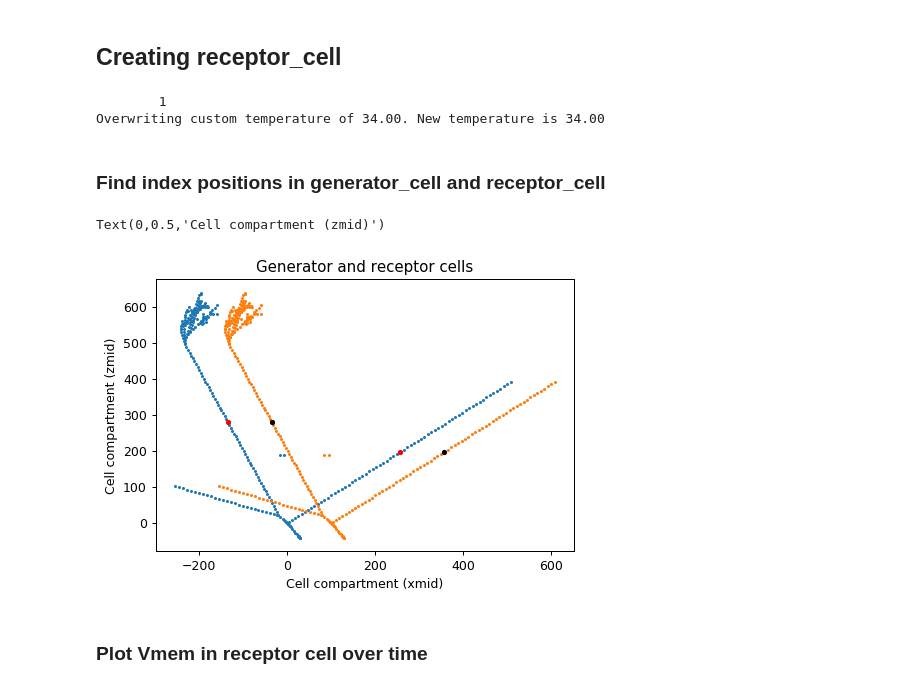
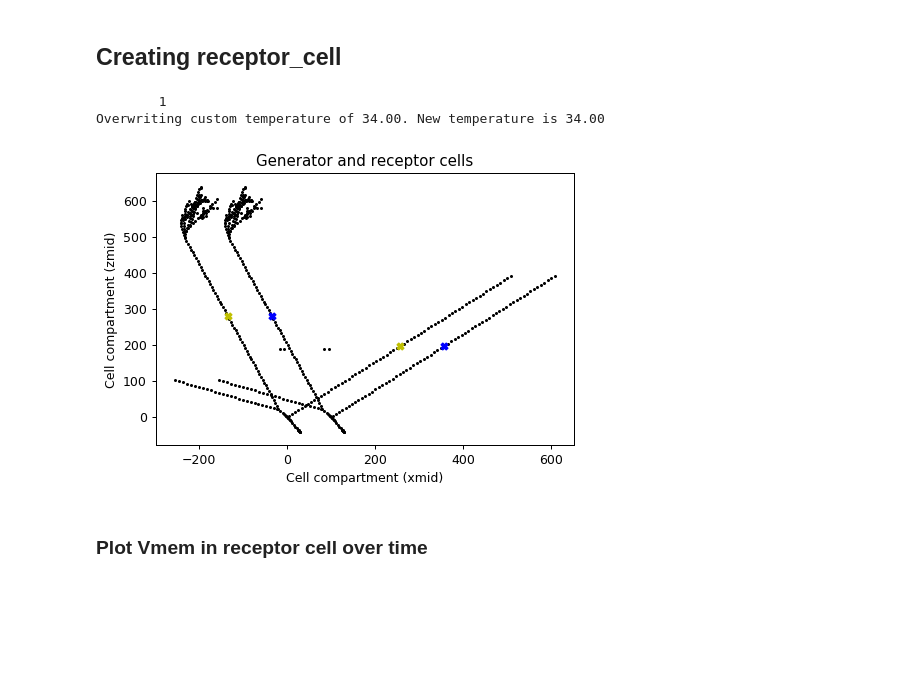
Before and after one commit to gabi-melo/lascon-project, a Jupyter notebook: try_our_own_mitral_cells.ipynb, the cells around one changed output. Saved outputs shown, nothing was run; the diff lists cells and outputs as text; code cells hidden in the pictures; blank space fills up the shorter version.

```diff
--- a/try_our_own_mitral_cells.ipynb
+++ b/try_our_own_mitral_cells.ipynb
@@ -202,56 +206,58 @@ plt.imshow(generator_cell.vmem, aspect='auto')
 # %%
 # delete old sections from NEURON namespace
 LFPy.cell.neuron.h("forall delete_section()")
 
 # initialize cell instance, using the LFPy.Cell class
 receptor_cell = LFPy.Cell(**cellParameters)
 receptor_cell.set_rotation(x=4.729, y=-3.166)
 receptor_cell.xmid += 100          # added distance of the electrodes to the receptor cell in x plane
 
 # time of extracellular field simulation
 t = np.arange(electrode.LFP.shape[1]) * receptor_cell.dt
 
 # insert external field generated by the generator cell recorded in electrodes
 receptor_cell.insert_v_ext(electrode.LFP, t)
 
 # perform receptor cell simulation
 receptor_cell.simulate(rec_vmem=True)
+
+
+
+### Find index positions in generator_cell and receptor_cell
+
+gen_positions = np.array(list(zip(generator_cell.xmid, generator_cell.zmid)))  # array all cell positions
+rec_positions = np.array(list(zip(receptor_cell.xmid, receptor_cell.zmid)))  # array all cell positions
+
+dend1_index = generator_cell.get_closest_idx(x=-100, y=0, z=300)
+dend2_index = generator_cell.get_closest_idx(x=250, y=0, z=200)
+
+gen_dend1_pos = gen_positions[dend1_index]
+gen_dend2_pos = gen_positions[dend2_index]
+
+dend1_index = receptor_cell.get_closest_idx(x=0, y=0, z=300)
+dend2_index = receptor_cell.get_closest_idx(x=350, y=0, z=200)
+
+rec_dend1_pos = rec_positions[dend1_index]
+rec_dend2_pos = rec_positions[dend2_index]
+
+
+# plot generator and receptor compartments with target
+plt.figure(figsize=(6,4), dpi=90)
+plt.scatter(generator_cell.xmid, generator_cell.zmid,s=2,color='k')
+plt.scatter(receptor_cell.xmid, receptor_cell.zmid,s=2,color='k')
+plt.scatter(gen_dend1_pos[0],gen_dend1_pos[1],s=30,color='y', marker='X')
+plt.scatter(gen_dend2_pos[0],gen_dend2_pos[1],s=30,color='y', marker='X')
+plt.scatter(rec_dend1_pos[0],rec_dend1_pos[1],s=30,color='b', marker='X')
+plt.scatter(rec_dend2_pos[0],rec_dend2_pos[1],s=30,color='b', marker='X')
+plt.title('Generator and receptor cells')
+plt.xlabel('Cell compartment (xmid)')
+plt.ylabel('Cell compartment (zmid)')
+
+plt.savefig('mitral_locations.png', dpi=300)
 # %% [output]
         1
 Overwriting custom temperature of 34.00. New temperature is 34.00
+[figure, added]
-# %% [markdown]
-### Find index positions in generator_cell and receptor_cell
-# %%
-gen_positions = np.array(list(zip(generator_cell.xmid, generator_cell.zmid)))  # array all cell positions
-rec_positions = np.array(list(zip(receptor_cell.xmid, receptor_cell.zmid)))  # array all cell positions
-
-dend1_index = generator_cell.get_closest_idx(x=-100, y=0, z=300)
-dend2_index = generator_cell.get_closest_idx(x=250, y=0, z=200)
-
-gen_dend1_pos = gen_positions[dend1_index]
-gen_dend2_pos = gen_positions[dend2_index]
-
-dend1_index = receptor_cell.get_closest_idx(x=0, y=0, z=300)
-dend2_index = receptor_cell.get_closest_idx(x=350, y=0, z=200)
-
-rec_dend1_pos = rec_positions[dend1_index]
-rec_dend2_pos = rec_positions[dend2_index]
-
-
-# plot generator and receptor compartments with target
-plt.figure(figsize=(6,4), dpi=90)
-plt.scatter(generator_cell.xmid, generator_cell.zmid ,s=2)  # blue
-plt.scatter(receptor_cell.xmid, receptor_cell.zmid ,s=2)    # orange
-plt.scatter(gen_dend1_pos[0],gen_dend1_pos[1],s=10,color='r')       # black dot = target position
-plt.scatter(gen_dend2_pos[0],gen_dend2_pos[1],s=10,color='r')       # black dot = target position
-plt.scatter(rec_dend1_pos[0],rec_dend1_pos[1],s=10,color='k')       # black dot = target position
-plt.scatter(rec_dend2_pos[0],rec_dend2_pos[1],s=10,color='k')       # black dot = target position
-plt.title('Generator and receptor cells')
-plt.xlabel('Cell compartment (xmid)')
-plt.ylabel('Cell compartment (zmid)')
-# %% [output]
-Text(0,0.5,'Cell compartment (zmid)')
-[figure, removed]
 # %% [markdown]
 ### Plot Vmem in receptor cell over time
 # %%
```
Also changed, not shown: parts of 6 cells of this notebook, 2 other files.
